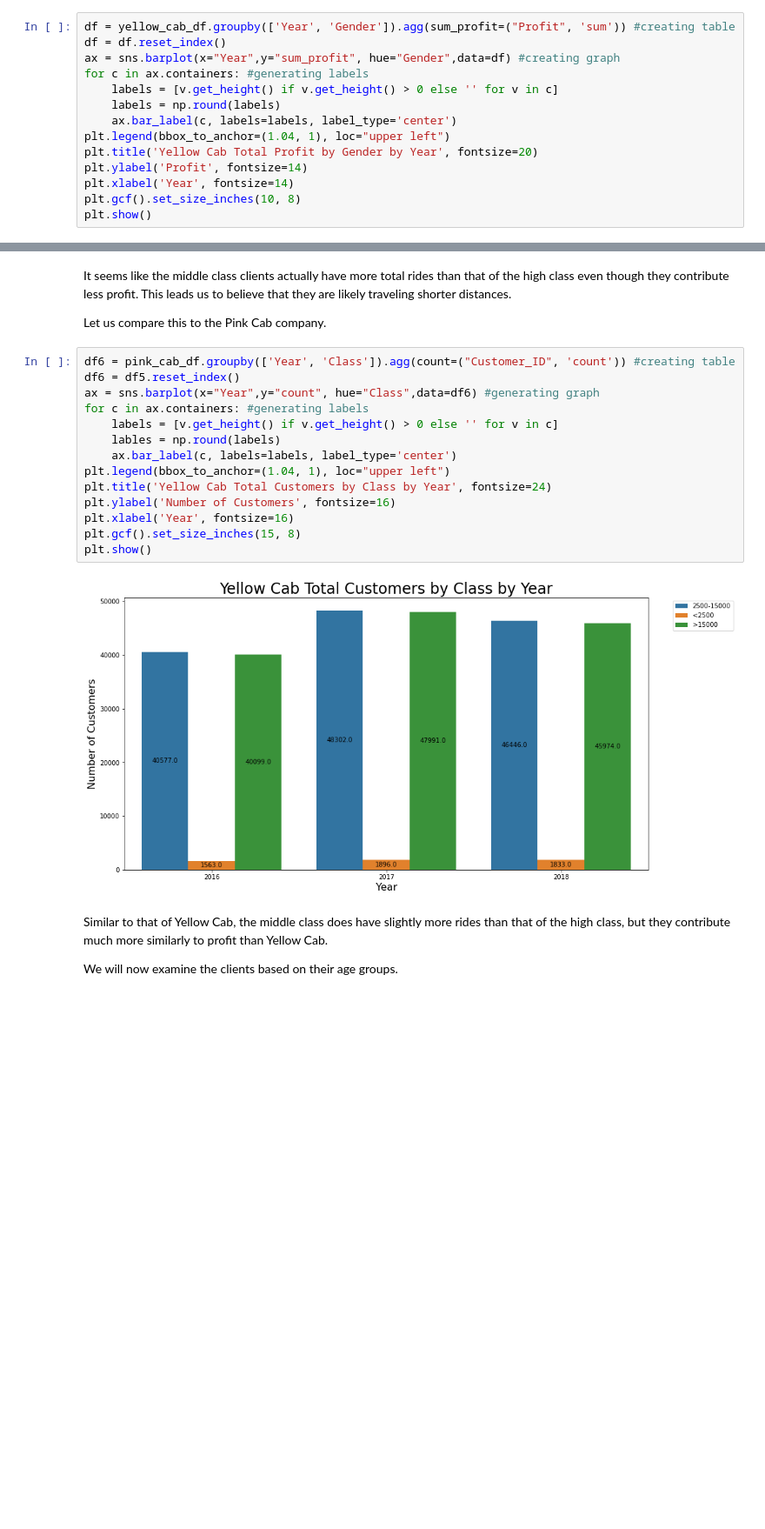
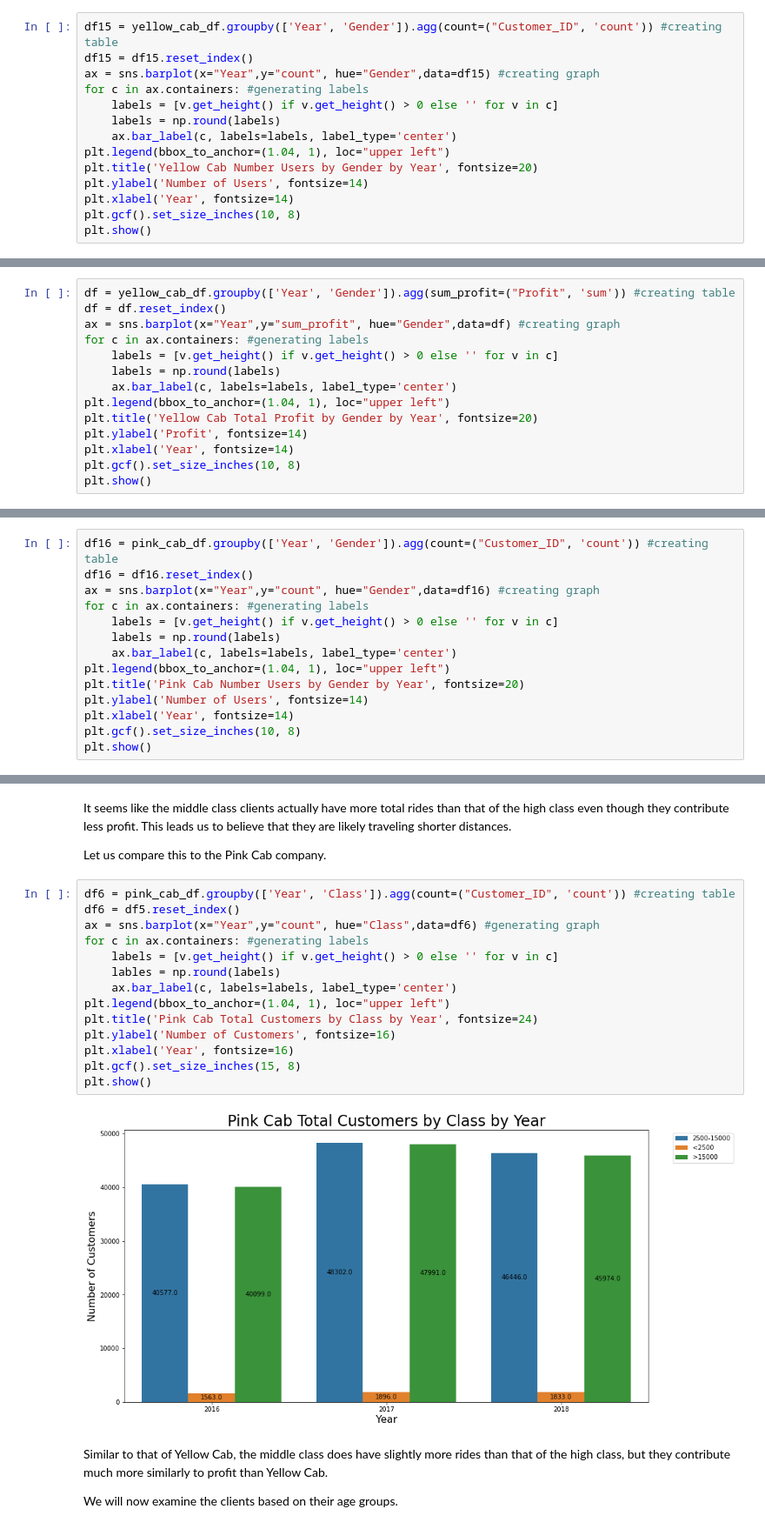
Before and after one commit to ahubiak/Cab_Data_Investment, a Jupyter notebook: Week2_Cab_Data.ipynb, the cells around one changed output, grey strips where cells are left out. Shown at 87% size. Saved outputs shown, nothing was run; the diff lists cells and outputs as text; blank space fills up the shorter version.

```diff
--- a/Week2_Cab_Data.ipynb
+++ b/Week2_Cab_Data.ipynb
@@ -486,16 +486,16 @@ From this graph, we can see that Yellow Cab does make significantly more in prof
 
 Let us now examine the spread of gender between the two companies to see if there is any customer difference per year. We will examine Yellow Cab first.
 # %%
-df = yellow_cab_df.groupby(['Year', 'Gender']).agg(sum_profit=("Profit", 'sum')) #creating table
-df = df.reset_index()
-ax = sns.barplot(x="Year",y="sum_profit", hue="Gender",data=df) #creating graph
+df15 = yellow_cab_df.groupby(['Year', 'Gender']).agg(count=("Customer_ID", 'count')) #creating table
+df15 = df15.reset_index()
+ax = sns.barplot(x="Year",y="count", hue="Gender",data=df15) #creating graph
 for c in ax.containers: #generating labels
     labels = [v.get_height() if v.get_height() > 0 else '' for v in c]
     labels = np.round(labels)
     ax.bar_label(c, labels=labels, label_type='center')
 plt.legend(bbox_to_anchor=(1.04, 1), loc="upper left")
-plt.title('Yellow Cab Total Profit by Gender by Year', fontsize=20)
-plt.ylabel('Profit', fontsize=14)
+plt.title('Yellow Cab Number Users by Gender by Year', fontsize=20)
+plt.ylabel('Number of Users', fontsize=14)
 plt.xlabel('Year', fontsize=14)
 plt.gcf().set_size_inches(10, 8)
 plt.show()
@@ -503,0 +504,14 @@ plt.show()
+# %%
+df = yellow_cab_df.groupby(['Year', 'Gender']).agg(sum_profit=("Profit", 'sum')) #creating table
+df = df.reset_index()
+ax = sns.barplot(x="Year",y="sum_profit", hue="Gender",data=df) #creating graph
+for c in ax.containers: #generating labels
+    labels = [v.get_height() if v.get_height() > 0 else '' for v in c]
+    labels = np.round(labels)
+    ax.bar_label(c, labels=labels, label_type='center')
+plt.legend(bbox_to_anchor=(1.04, 1), loc="upper left")
+plt.title('Yellow Cab Total Profit by Gender by Year', fontsize=20)
+plt.ylabel('Profit', fontsize=14)
+plt.xlabel('Year', fontsize=14)
+plt.gcf().set_size_inches(10, 8)
+plt.show()
@@ -504,2 +520,16 @@ plt.show()
 # %% [markdown]
 We can see that there are more male clients for each each year compared to females for the Yellow Cab company. The difference between then remains approximately the same year-to-year. Let us now compare this to Pink Cab.
+# %%
+df16 = pink_cab_df.groupby(['Year', 'Gender']).agg(count=("Customer_ID", 'count')) #creating table
+df16 = df16.reset_index()
+ax = sns.barplot(x="Year",y="count", hue="Gender",data=df16) #creating graph
+for c in ax.containers: #generating labels
+    labels = [v.get_height() if v.get_height() > 0 else '' for v in c]
+    labels = np.round(labels)
+    ax.bar_label(c, labels=labels, label_type='center')
+plt.legend(bbox_to_anchor=(1.04, 1), loc="upper left")
+plt.title('Pink Cab Number Users by Gender by Year', fontsize=20)
+plt.ylabel('Number of Users', fontsize=14)
+plt.xlabel('Year', fontsize=14)
+plt.gcf().set_size_inches(10, 8)
+plt.show()
@@ -586,19 +618,19 @@ Let us compare this to the Pink Cab company.
 # %%
 df6 = pink_cab_df.groupby(['Year', 'Class']).agg(count=("Customer_ID", 'count')) #creating table
 df6 = df5.reset_index()
 ax = sns.barplot(x="Year",y="count", hue="Class",data=df6) #generating graph
 for c in ax.containers: #generating labels
     labels = [v.get_height() if v.get_height() > 0 else '' for v in c]
     lables = np.round(labels)
     ax.bar_label(c, labels=labels, label_type='center')
 plt.legend(bbox_to_anchor=(1.04, 1), loc="upper left")
-plt.title('Yellow Cab Total Customers by Class by Year', fontsize=24)
+plt.title('Pink Cab Total Customers by Class by Year', fontsize=24)
 plt.ylabel('Number of Customers', fontsize=16)
 plt.xlabel('Year', fontsize=16)
 plt.gcf().set_size_inches(15, 8)
 plt.show()
 # %% [output]
-[figure, old version]
+[figure, new version]
 # %% [markdown]
 Similar to that of Yellow Cab, the middle class does have slightly more rides than that of the high class,  but they contribute much more similarly to profit than Yellow Cab.
 
```
Also changed, not shown: parts of 6 cells of this notebook.
